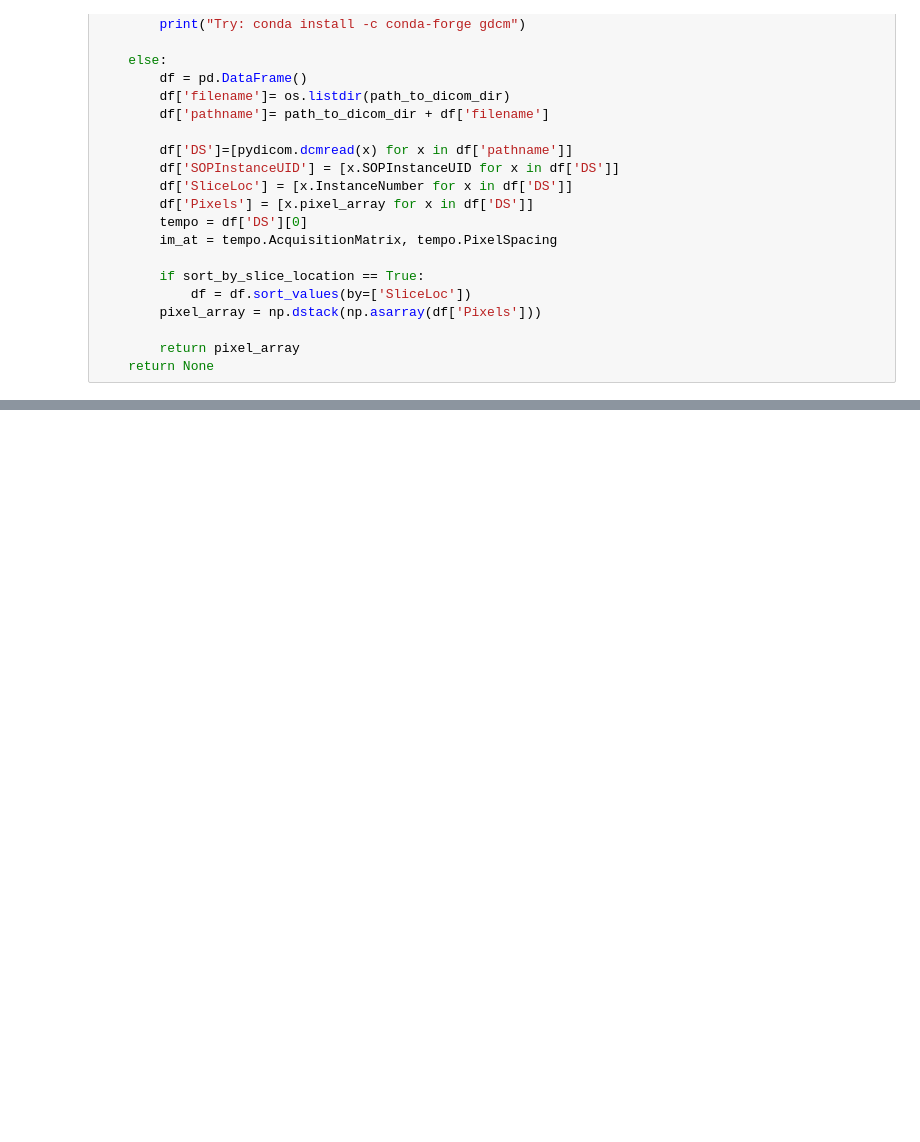
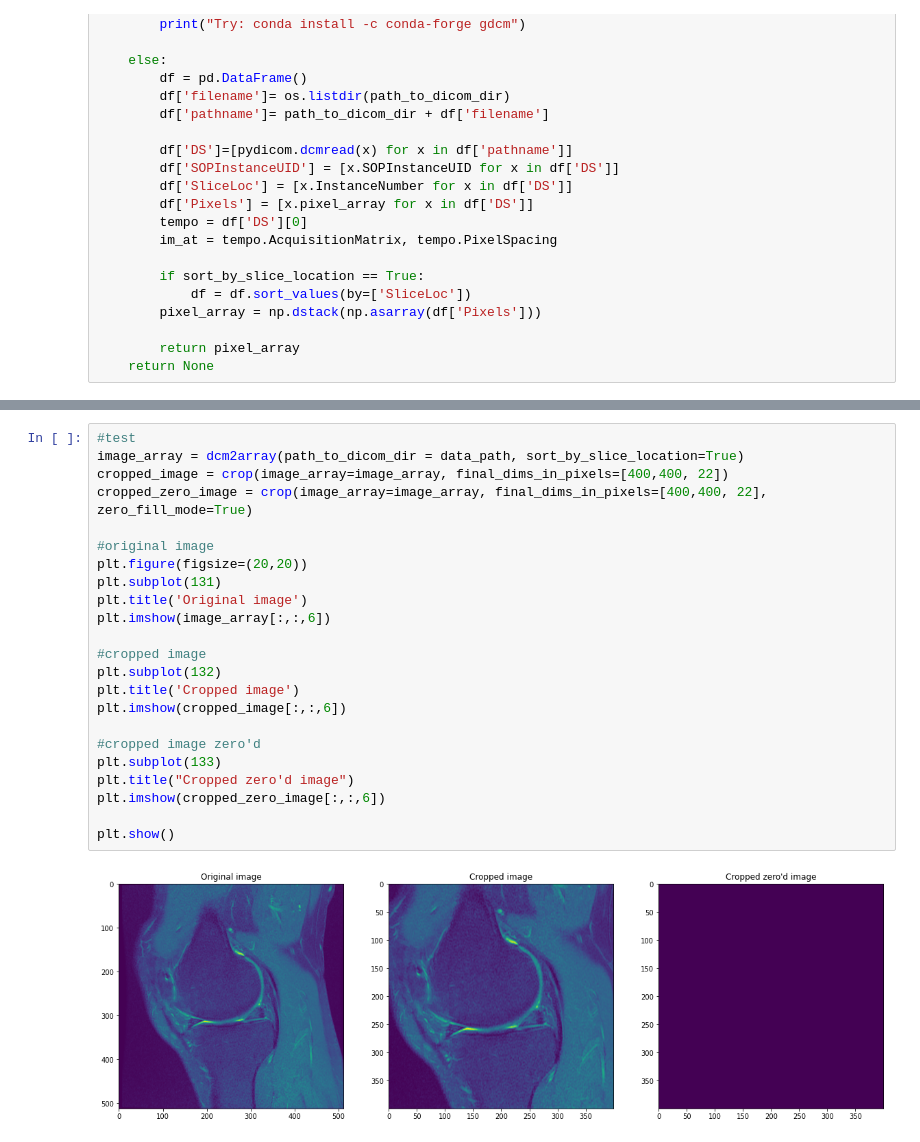
Before and after one commit to UCSF-intelligent-imaging/I2T2, a Jupyter notebook: nbs/00_data.manipulate.ipynb, the cells around one changed output, grey strips where cells are left out. Drawn from its saved outputs; the diff is of its cells as text; blank space fills up the shorter version.

Commit message:
add crop and padding

```diff
--- a/nbs/00_data.manipulate.ipynb
+++ b/nbs/00_data.manipulate.ipynb
@@ -83,0 +140,25 @@ except:
+# %%
+#test
+image_array = dcm2array(path_to_dicom_dir = data_path, sort_by_slice_location=True)
+cropped_image = crop(image_array=image_array, final_dims_in_pixels=[400,400, 22])
+cropped_zero_image = crop(image_array=image_array, final_dims_in_pixels=[400,400, 22], zero_fill_mode=True)
+
+#original image
+plt.figure(figsize=(20,20))
+plt.subplot(131)
+plt.title('Original image')
+plt.imshow(image_array[:,:,6])
+
+#cropped image
+plt.subplot(132)
+plt.title('Cropped image')
+plt.imshow(cropped_image[:,:,6])
+
+#cropped image zero'd
+plt.subplot(133)
+plt.title("Cropped zero'd image")
+plt.imshow(cropped_zero_image[:,:,6])
+
+plt.show()
+# %% [output]
+[figure, added]
```
Also changed, not shown: parts of 10 cells of this notebook.
